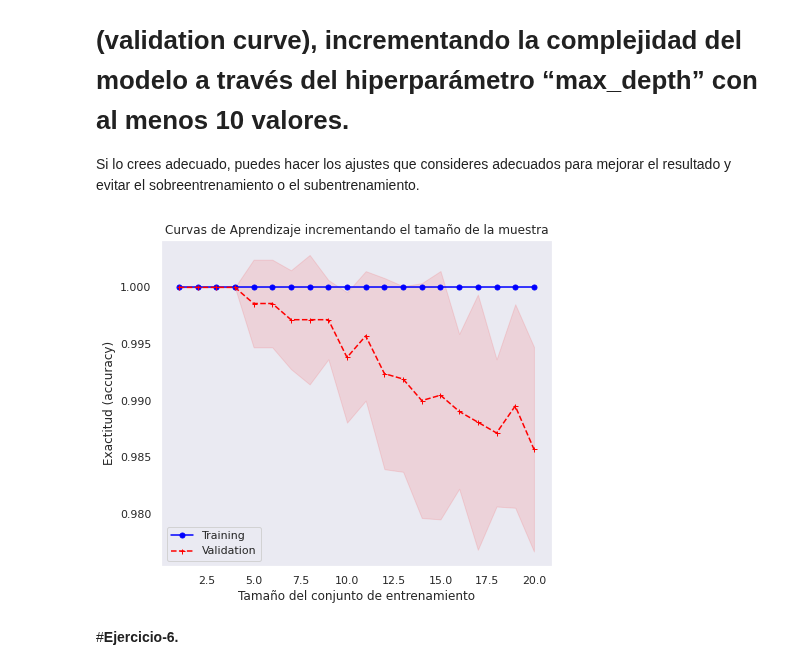
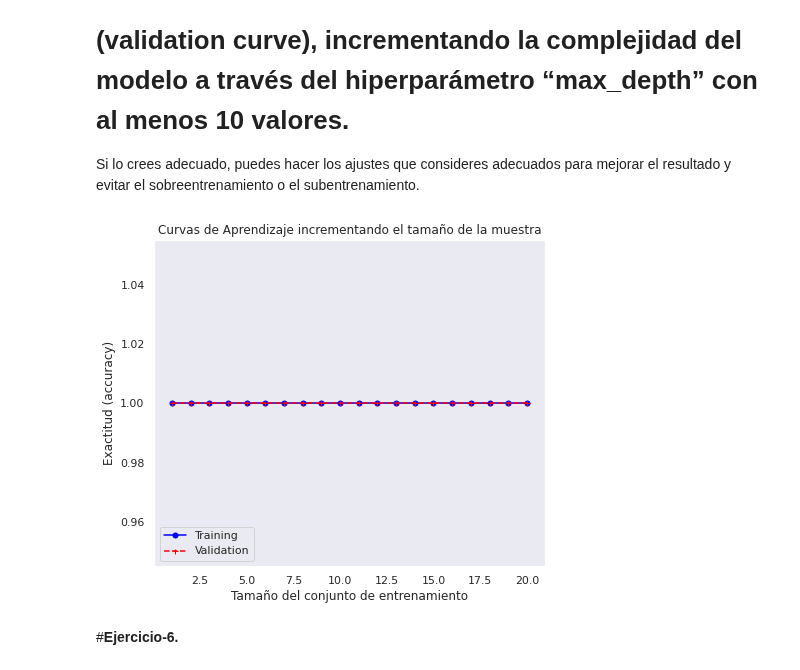
Before and after one commit to LH-1169213/Equipo3, a Jupyter notebook: Arboldedecision_Equipo3.ipynb, the cells around one changed output. Cells and saved outputs as stored; diff of their text form; code cells hidden in the pictures.

```diff
--- a/Arboldedecision_Equipo3.ipynb
+++ b/Arboldedecision_Equipo3.ipynb
@@ -569,10 +571,11 @@ ParametrosGR = [{'model__penalty': ['l1'], 'model__solver': [ 'saga'], 'model__c
                   {'model__penalty': ['elasticnet'], 'model__solver': ['saga'], 'model__class_weight':['balanced', None], 'model__C': parametroC, 'model__l1_ratio': [0.5]},
                  ]
 
-gridFinal=  GridSearchCV (estimator =  mi_pipeCV,
-                            param_grid = ParametrosGR,
-                            scoring = make_scorer(f1Function),
-                            cv = mi_kfoldCV)
+gridFinal=  GridSearchCV (n_jobs = -1,
+                          estimator =  mi_pipeCV,
+                          param_grid = ParametrosGR,
+                          scoring = make_scorer(f1Function),
+                          cv = mi_kfoldCV)
 
 gridFinal.fit(Xtrain, np.ravel(Ytrain))
 best_score = gridFinal.best_score_
@@ -622,10 +625,11 @@ ParametrosGR = {'model__ccp_alpha':[0.01, 0.001, .0001, .00001],
               'model__min_samples_split':[2, 4, 6,8,10],
               'model__class_weight': ['balanced', None]}
 
-ArbolFinal=  GridSearchCV (estimator =  mi_pipeCV,
-                            param_grid = ParametrosGR,
-                            scoring = make_scorer(precisionFunction),
-                            cv = mi_kfoldCV)
+ArbolFinal=  GridSearchCV (n_jobs = -1,
+                           estimator =  mi_pipeCV,
+                           param_grid = ParametrosGR,
+                           scoring = make_scorer(precisionFunction),
+                           cv = mi_kfoldCV)
 ArbolFinal.fit(Xtrain, np.ravel(Ytrain))
 # %% [output]
 GridSearchCV(cv=RepeatedStratifiedKFold(n_repeats=3, n_splits=5, random_state=None),
@@ -698,7 +701,8 @@ ParametrosGRRF = {'model__ccp_alpha':[0.01, 0.001, .0001, .00001],
               'model__min_samples_split':[2, 4, 6,8,10],
               'model__class_weight': ['balanced', None]}
 
-BosqueFinal=  GridSearchCV (estimator =  mi_pipeCV,
+BosqueFinal=  GridSearchCV (n_jobs = -1,
+                            estimator =  mi_pipeCV,
                             param_grid = ParametrosGRRF,
                             scoring = make_scorer(recallFunction),
                             cv = mi_kfoldCV)
@@ -744,23 +748,27 @@ Considerar un estudio con la métrica f1 score, la cual toma en cuenta a Recall
 
 Si lo crees adecuado, puedes hacer los ajustes que consideres adecuados para mejorar el resultado y evitar el sobreentrenamiento o el subentrenamiento.
 # %%
-modeloRF = RandomForestClassifier()
+modeloRF = RandomForestClassifier(ccp_alpha=BosqueFinal.best_params_.get('model__ccp_alpha'),
+                                 criterion=BosqueFinal.best_params_.get('model__criterion'),
+                                 max_depth=10,
+                                 min_samples_split=BosqueFinal.best_params_.get('model__min_samples_split'))
 
 mi_pipe = Pipeline(steps=[("PreparaInfo", cols_Transformer),("ModeloRandomForest", modeloRF)])
 mi_kfold = RepeatedStratifiedKFold(n_splits=5, n_repeats=3)
 delta_train_sz = np.linspace(1,20,20, dtype=int)
 
-tr_scores, val_scores = validation_curve(estimator = mi_pipe ,
-                                                    X = Xtrain,
-                                                    y = Ytrain.values.ravel(),
-                                                    param_name=f"ModeloRandomForest__max_depth",
-                                                    param_range = delta_train_sz,
-                                                    cv = mi_kfold ,
-                                                    scoring=make_scorer(recallFunction))
+tr_scores, val_scores = validation_curve(n_jobs = -1,
+                                         estimator = mi_pipe ,
+                                         X = Xtrain,
+                                         y = Ytrain.values.ravel(),
+                                         param_name=f"ModeloRandomForest__max_depth",
+                                         param_range = delta_train_sz,
+                                         cv = mi_kfold ,
+                                         scoring=make_scorer(recallFunction))
 
 mi_LearningCurvePlot(delta_train_sz, tr_scores, val_scores)
 # %% [output]
-[figure, old version]
+[figure, new version]
 # %% [markdown]
 #**Ejercicio-6.**
 # %% [markdown]
```
Also changed, not shown: parts of 22 cells of this notebook.
